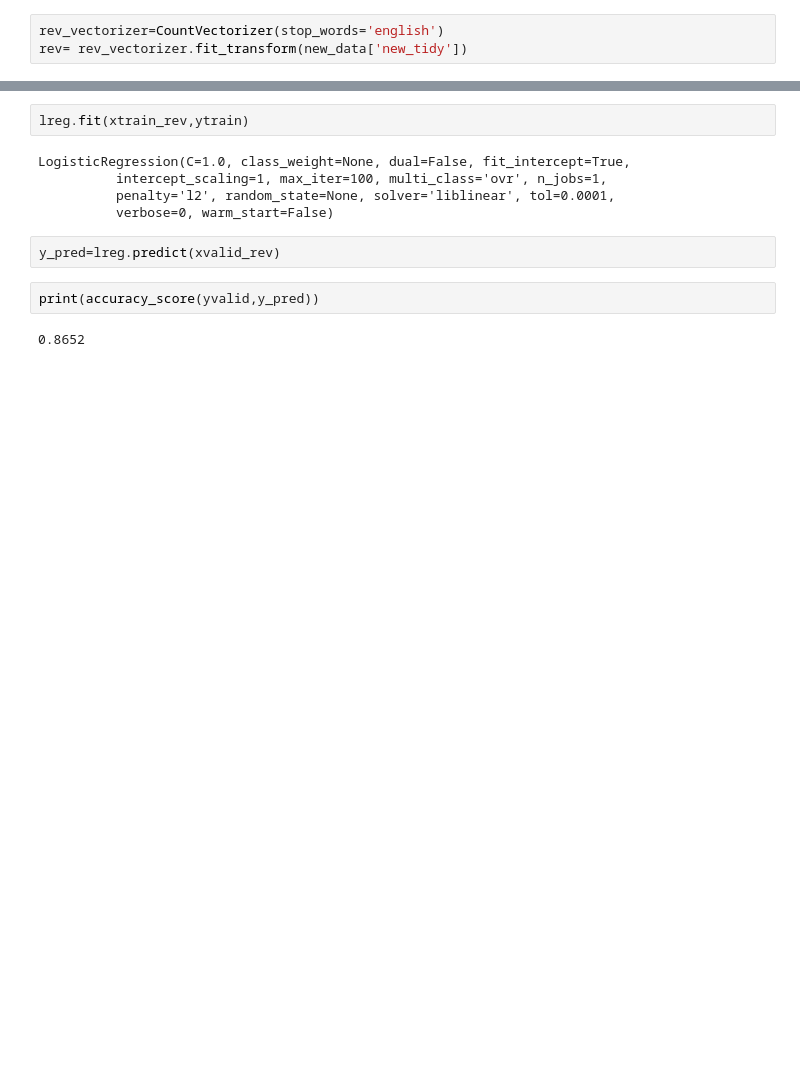
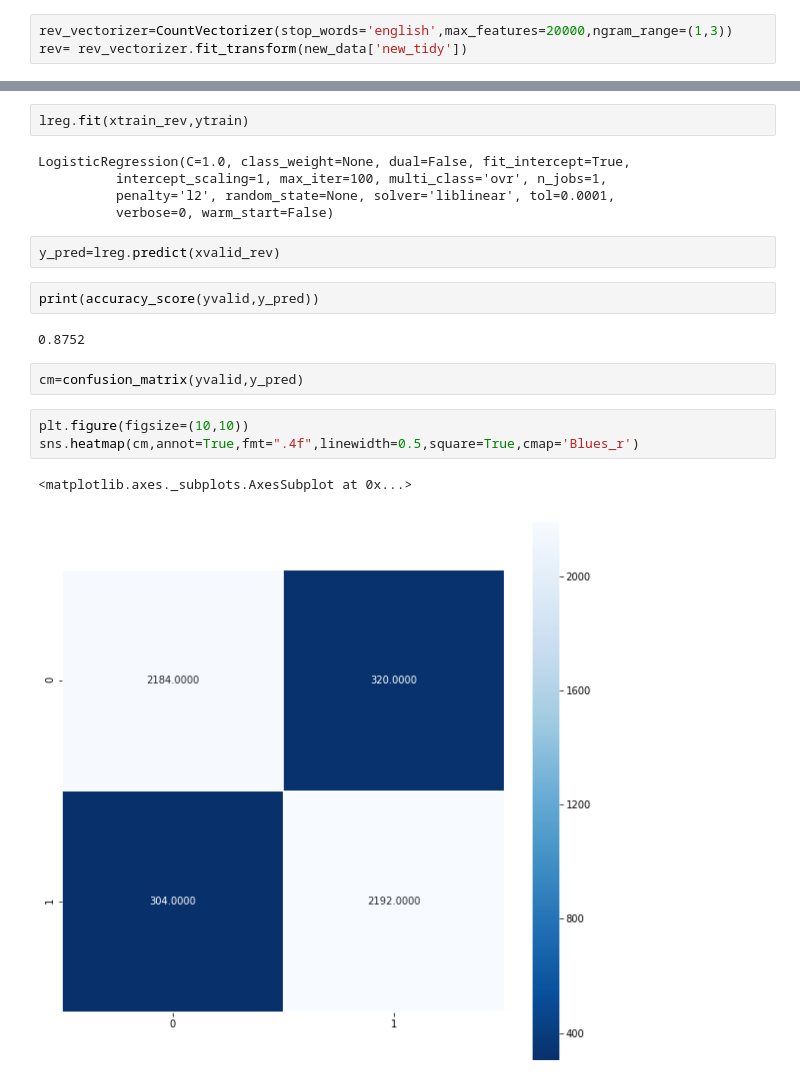
Before and after one commit to shivvignesh/IMDb-reviews-Sentiment-Analysis, a Jupyter notebook: imdb review logistic regression-TfIdf Vectorizer.ipynb, the cells around one changed output, grey strips where cells are left out. Drawn from its saved outputs; the diff is of its cells as text; blank space fills up the shorter version.

```diff
--- a/imdb review logistic regression.ipynb
+++ b/imdb review logistic regression-TfIdf Vectorizer.ipynb
@@ -198,3 +208,3 @@ from sklearn.feature_extraction.text import CountVectorizer
 # %%
-rev_vectorizer=CountVectorizer(stop_words='english')
+rev_vectorizer=CountVectorizer(stop_words='english',max_features=20000,ngram_range=(1,3))
 rev= rev_vectorizer.fit_transform(new_data['new_tidy'])
@@ -225,4 +238,12 @@ y_pred=lreg.predict(xvalid_rev)
 # %%
 print(accuracy_score(yvalid,y_pred))
 # %% [output]
-0.8652
+0.8752
+# %%
+cm=confusion_matrix(yvalid,y_pred)
+# %%
+plt.figure(figsize=(10,10))
+sns.heatmap(cm,annot=True,fmt=".4f",linewidth=0.5,square=True,cmap='Blues_r')
+# %% [output]
+<matplotlib.axes._subplots.AxesSubplot at 0x...>
+[figure, added]
```
Also changed, not shown: parts of 9 cells of this notebook, 1 other file.
